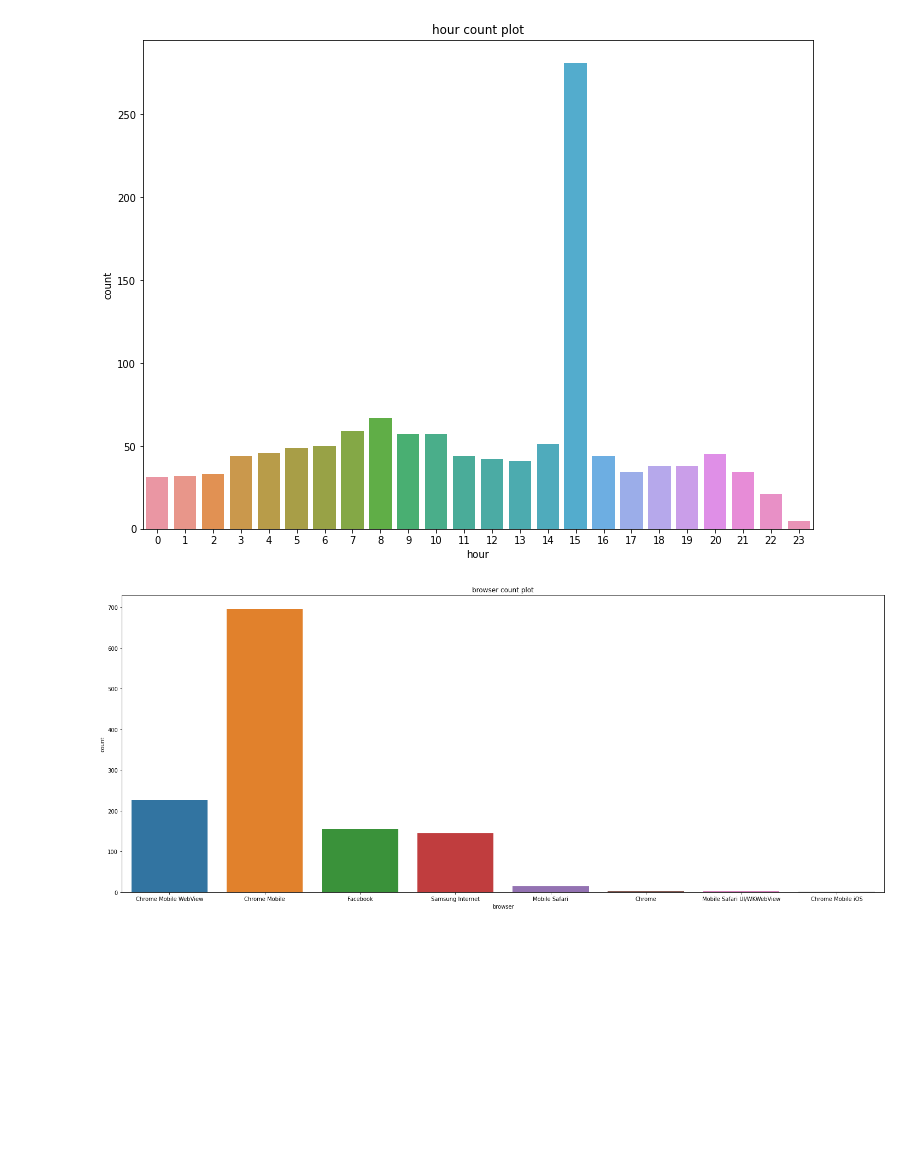
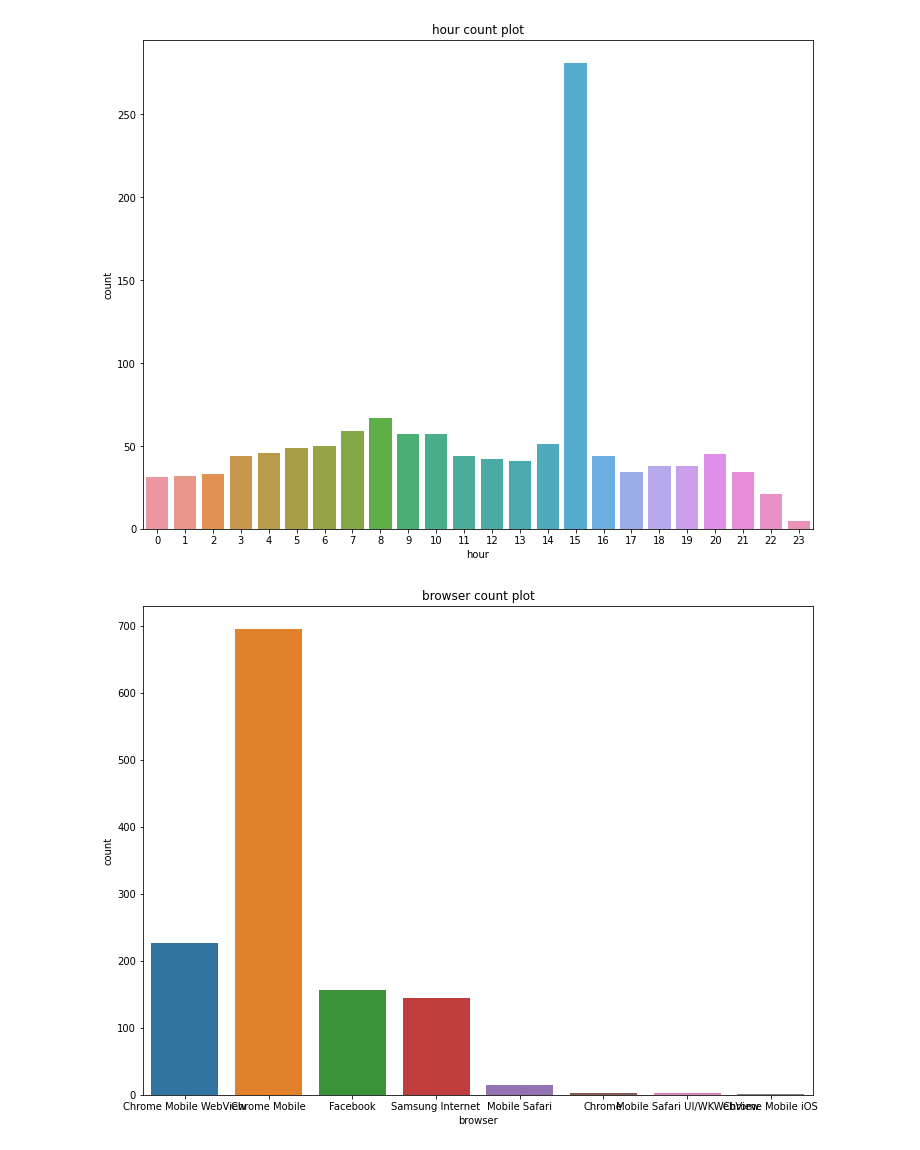
Before and after one commit to miz-ab/10xac_week_two_challenge, a Jupyter notebook: notebooks/Smart_Ad_.ipynb, the cells around one changed output. Drawn from its saved outputs; the diff is of its cells as text; code cells hidden in the pictures; blank space fills up the shorter version.

```diff
--- a/notebooks/Smart_Ad_.ipynb
+++ b/notebooks/Smart_Ad_.ipynb
@@ -88,8 +88,8 @@ count_plot( "hour")
 # %% [output]
 [figure]
 # %%
-plt.figure(figsize=(25,10))
+plt.figure(figsize=(12,9))
 plt.title("browser count plot")
 count_plot("browser")
 # %% [output]
-[figure, old version]
+[figure, new version]
```
Also changed, not shown: parts of 4 cells of this notebook.
